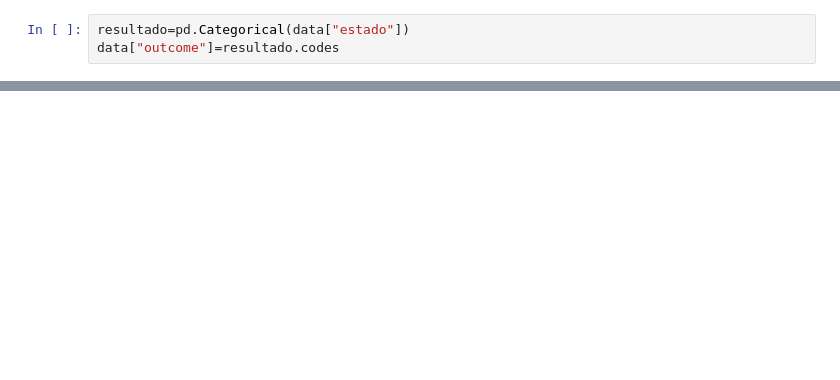
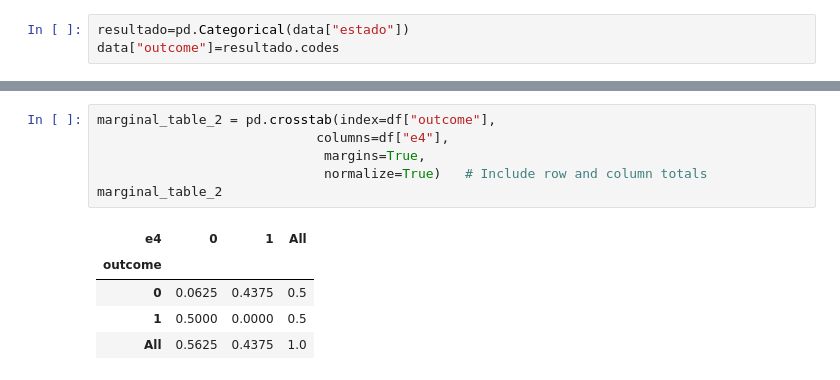
Before and after one commit to pabloschwarzenberg/CINF103, a Jupyter notebook: bayes/analisis_ejemplo.ipynb, the cells around one changed output, grey strips where cells are left out. Drawn from its saved outputs; the diff is of its cells as text; blank space fills up the shorter version.

```diff
--- a/bayes/analisis_ejemplo.ipynb
+++ b/bayes/analisis_ejemplo.ipynb
@@ -25,0 +70,12 @@ from sklearn.naive_bayes import BernoulliNB
+# %%
+marginal_table_2 = pd.crosstab(index=df["outcome"],
+                            columns=df["e4"],
+                             margins=True,
+                             normalize=True)   # Include row and column totals
+marginal_table_2
+# %% [output]
+| e4 | 0 | 1 | All |
+| outcome |  |  |  |
+| 0 | 0.0625 | 0.4375 | 0.5 |
+| 1 | 0.5000 | 0.0000 | 0.5 |
+| All | 0.5625 | 0.4375 | 1.0 |
```
Also changed, not shown: parts of 16 cells of this notebook, 2 other files.
